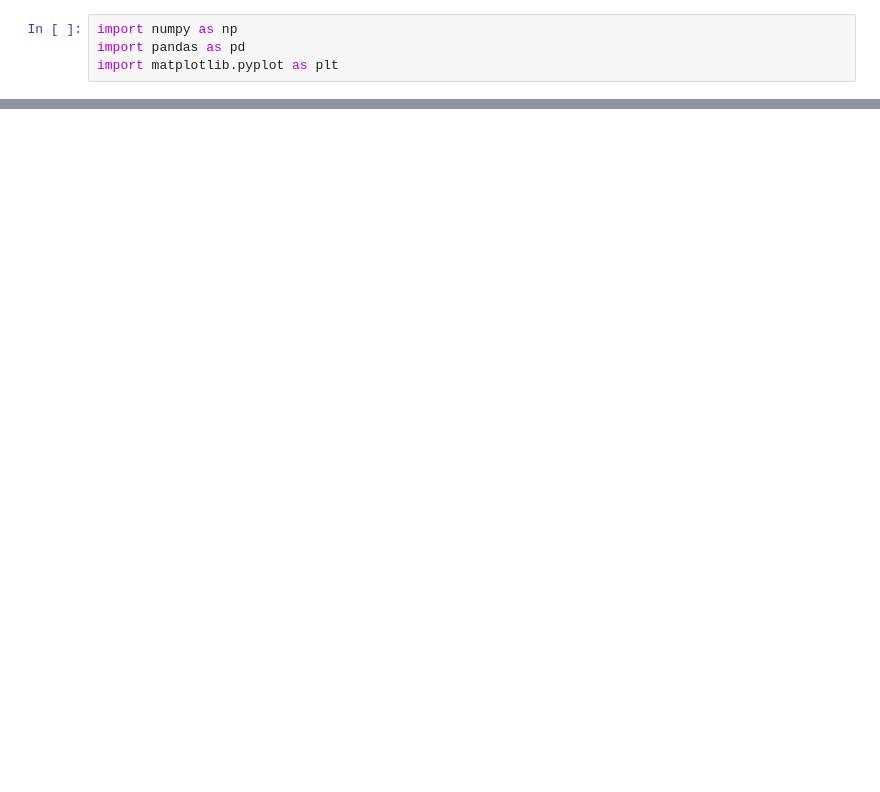
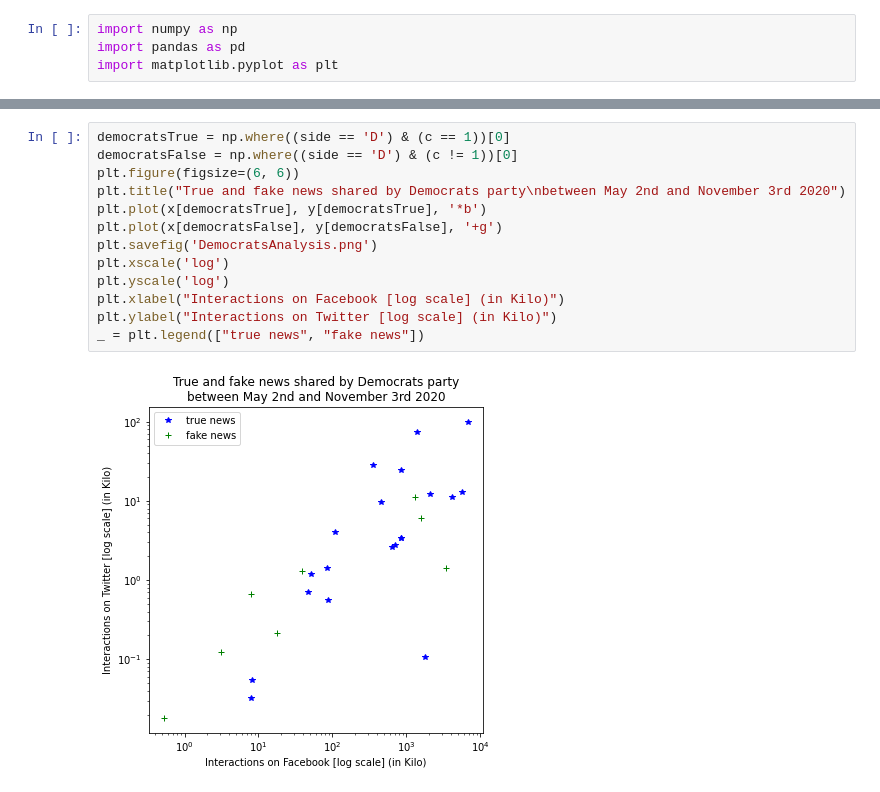
Before and after one commit to Bourhano/TelecomParis, a Jupyter notebook: Internet&Society/fake_news_propaganda.ipynb, the cells around one changed output, grey strips where cells are left out. Cells and saved outputs as stored; diff of their text form; blank space fills up the shorter version.

```diff
--- a/Internet&Society/fake_news_propaganda.ipynb
+++ b/Internet&Society/fake_news_propaganda.ipynb
@@ -28,0 +46,15 @@ plt.savefig('DemocratsvRepublicans.png')
+# %%
+democratsTrue = np.where((side == 'D') & (c == 1))[0]
+democratsFalse = np.where((side == 'D') & (c != 1))[0]
+plt.figure(figsize=(6, 6))
+plt.title("True and fake news shared by Democrats party\nbetween May 2nd and November 3rd 2020")
+plt.plot(x[democratsTrue], y[democratsTrue], '*b')
+plt.plot(x[democratsFalse], y[democratsFalse], '+g')
+plt.savefig('DemocratsAnalysis.png')
+plt.xscale('log')
+plt.yscale('log')
+plt.xlabel("Interactions on Facebook [log scale] (in Kilo)")
+plt.ylabel("Interactions on Twitter [log scale] (in Kilo)")
+_ = plt.legend(["true news", "fake news"])
+# %% [output]
+[figure, added]
```
Also changed, not shown: parts of 7 cells of this notebook, 2 other files.
